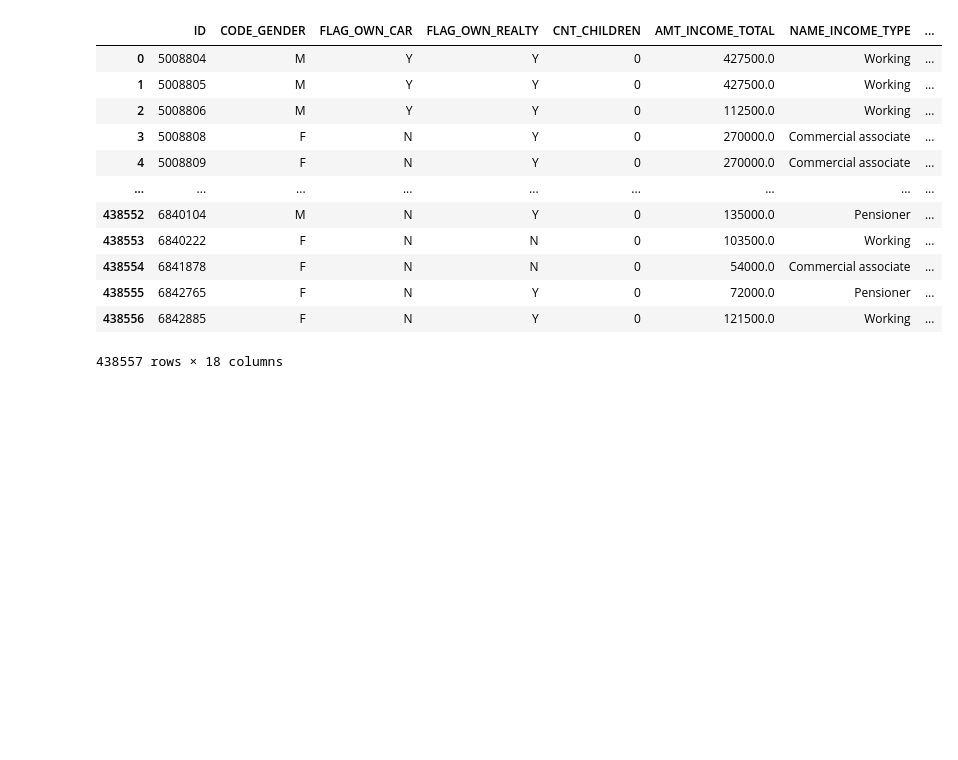
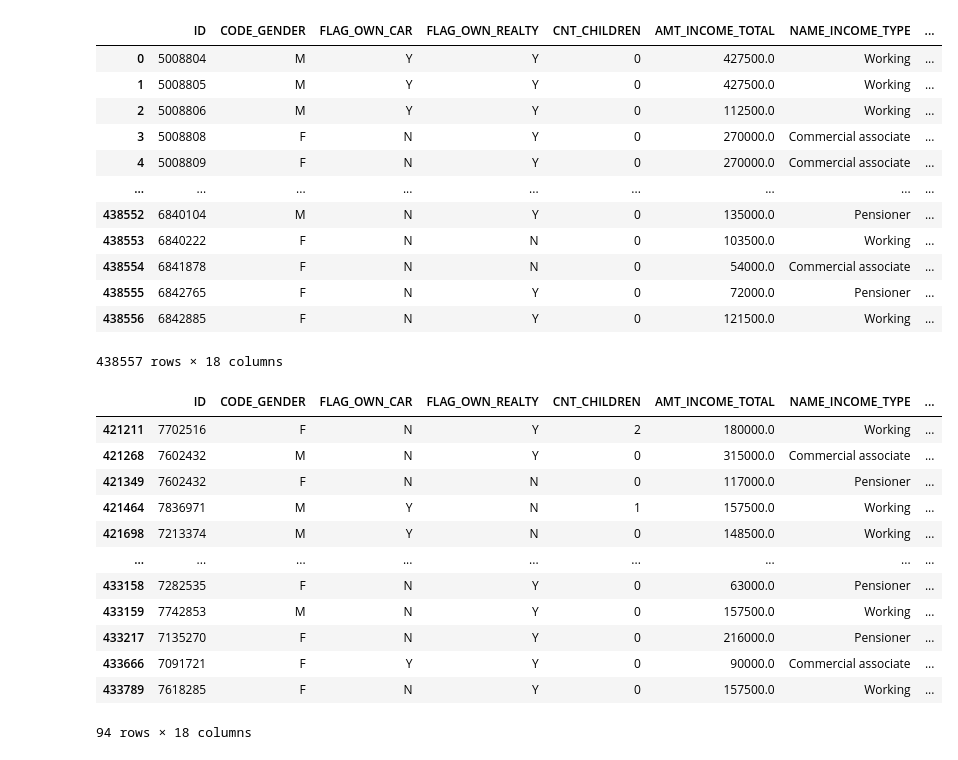
Before and after one commit to abroche/scorekeepers, a Jupyter notebook: Credit_Score_Predictor.ipynb, the cells around one changed output. Cells and saved outputs as stored; diff of their text form; code cells hidden in the pictures; blank space fills up the shorter version.

```diff
--- a/Credit_Score_Predictor.ipynb
+++ b/Credit_Score_Predictor.ipynb
@@ -34,3 +42,19 @@ df_application
 | 438555 | 6842765 | F | N | Y | 0 | 72000.0 | Pensioner | ... |
 | 438556 | 6842885 | F | N | Y | 0 | 121500.0 | Working | ... |
 438557 rows × 18 columns
+# %%
+df_application[df_application.duplicated('ID', keep=False)]
+# %% [output]
+|  | ID | CODE_GENDER | FLAG_OWN_CAR | FLAG_OWN_REALTY | CNT_CHILDREN | AMT_INCOME_TOTAL | NAME_INCOME_TYPE | ... |
+| 421211 | 7702516 | F | N | Y | 2 | 180000.0 | Working | ... |
+| 421268 | 7602432 | M | N | Y | 0 | 315000.0 | Commercial associate | ... |
+| 421349 | 7602432 | F | N | N | 0 | 117000.0 | Pensioner | ... |
+| 421464 | 7836971 | M | Y | N | 1 | 157500.0 | Working | ... |
+| 421698 | 7213374 | M | Y | N | 0 | 148500.0 | Working | ... |
+| ... | ... | ... | ... | ... | ... | ... | ... | ... |
+| 433158 | 7282535 | F | N | Y | 0 | 63000.0 | Pensioner | ... |
+| 433159 | 7742853 | M | N | Y | 0 | 157500.0 | Working | ... |
+| 433217 | 7135270 | F | N | Y | 0 | 216000.0 | Pensioner | ... |
+| 433666 | 7091721 | F | Y | Y | 0 | 90000.0 | Commercial associate | ... |
+| 433789 | 7618285 | F | N | Y | 0 | 157500.0 | Working | ... |
+94 rows × 18 columns
```
Also changed, not shown: parts of 13 cells of this notebook, 2 other files.
